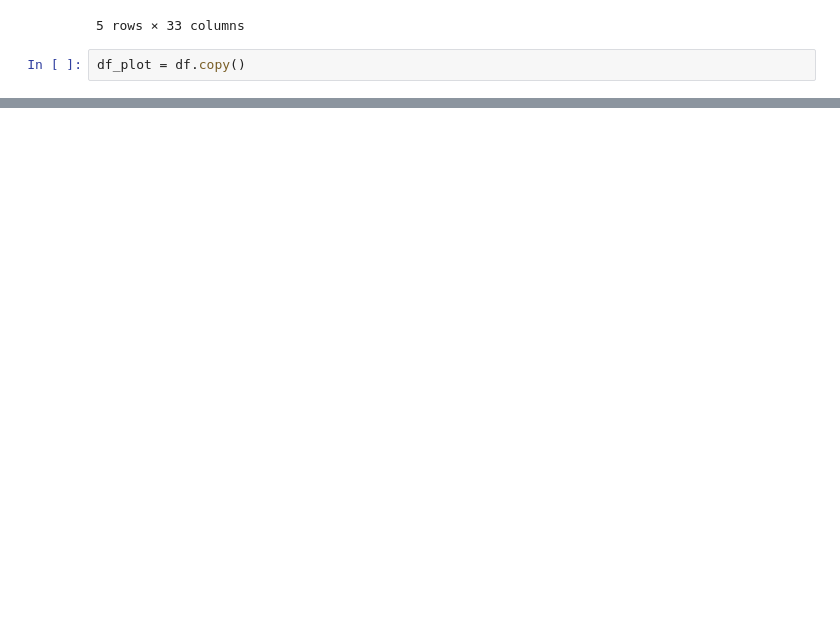
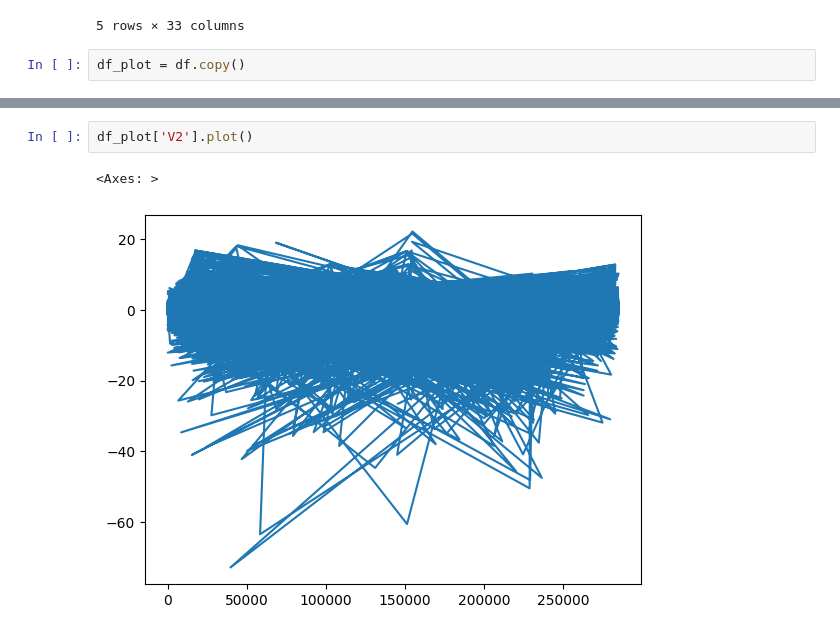
Before and after one commit to HyunsungRyu/self_study2024, a Jupyter notebook: anomaly_detection.ipynb, the cells around one changed output, grey strips where cells are left out. Saved outputs shown, nothing was run; the diff lists cells and outputs as text; blank space fills up the shorter version.

```diff
--- a/anomaly_detection.ipynb
+++ b/anomaly_detection.ipynb
@@ -153,0 +168,5 @@ df_plot['V1'].plot()
+# %%
+df_plot['V2'].plot()
+# %% [output]
+<Axes: >
+[figure, added]
```
Also changed, not shown: parts of 7 cells of this notebook.
